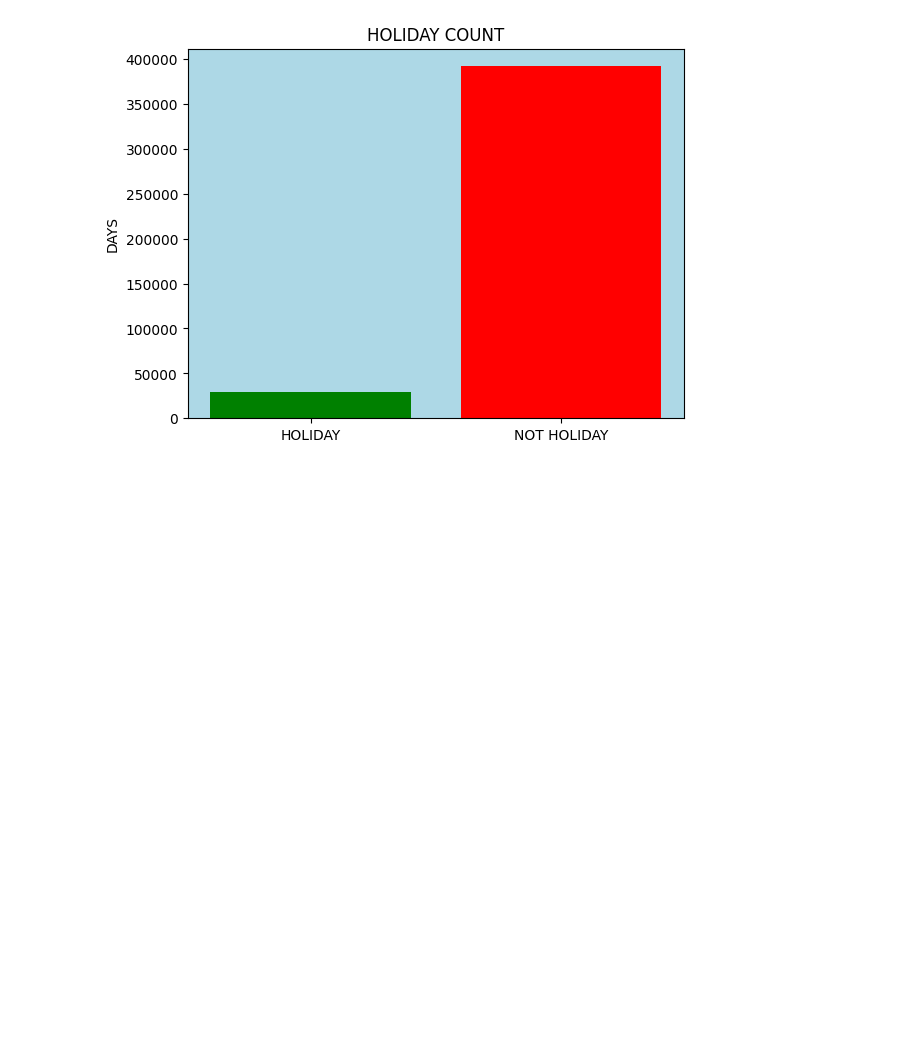
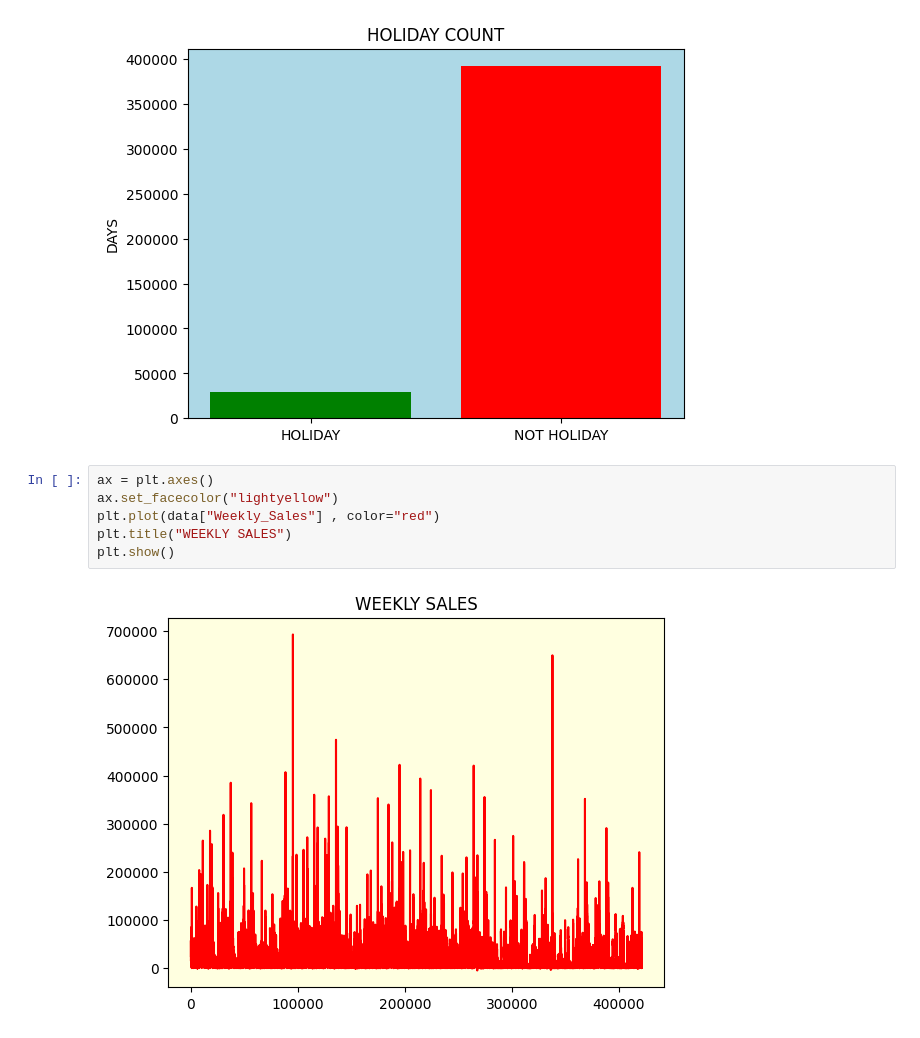
Before and after one commit to breakingcoders/walmart, a Jupyter notebook: walmart.ipynb, the cells around one changed output. Drawn from its saved outputs; the diff is of its cells as text; blank space fills up the shorter version.

Commit message:
weekly sales plot

```diff
--- a/walmart.ipynb
+++ b/walmart.ipynb
@@ -83,3 +83,11 @@ plt.ylabel("DAYS")
 plt.show()
 # %% [output]
 [figure]
+# %%
+ax = plt.axes()
+ax.set_facecolor("lightyellow")
+plt.plot(data["Weekly_Sales"] , color="red")
+plt.title("WEEKLY SALES")
+plt.show()
+# %% [output]
+[figure, added]
```
